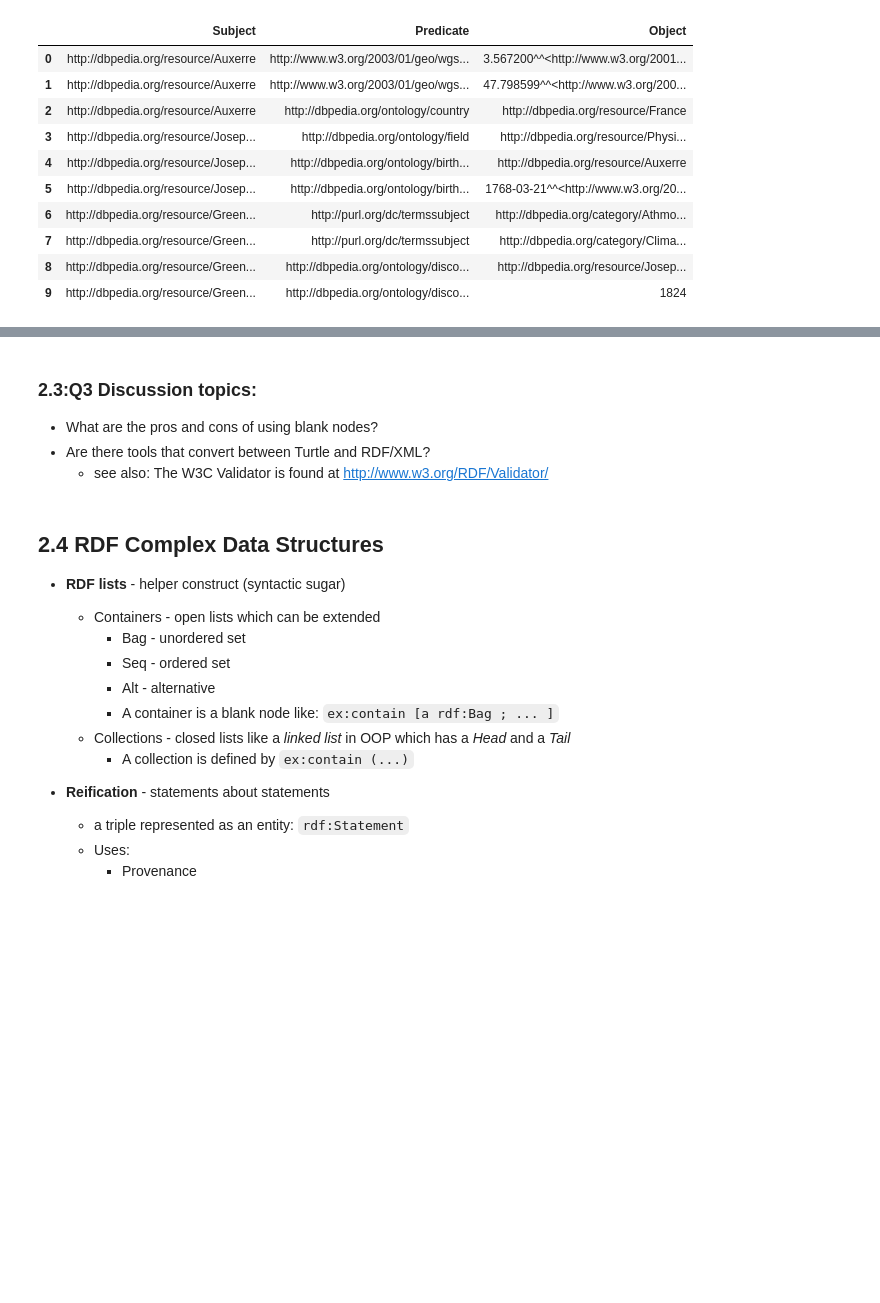
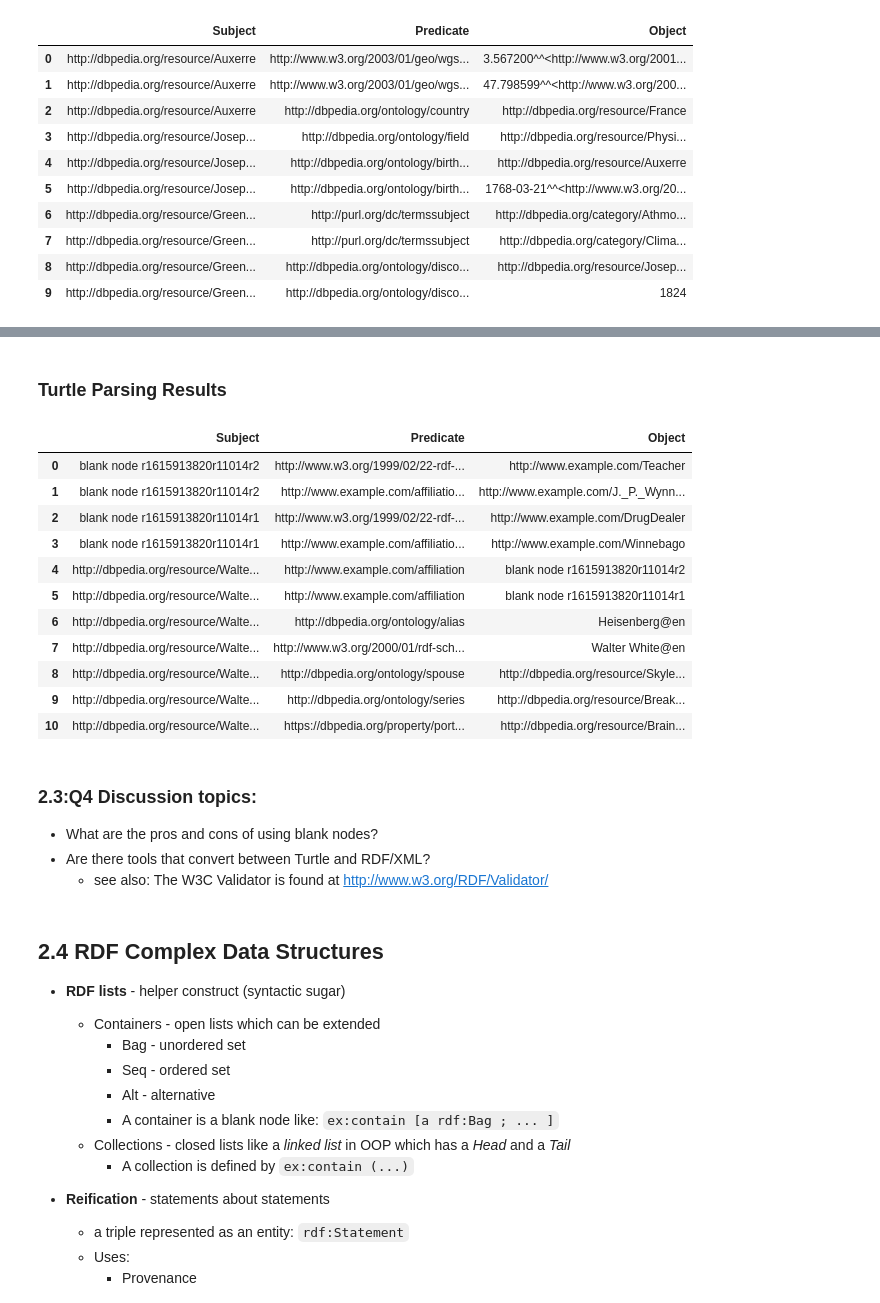
Before and after one commit to KGConf/kg-study-group-from-theory-to-code, a Jupyter notebook: week2/week2-solutions.ipynb, the cells around one changed output, grey strips where cells are left out. Saved outputs shown, nothing was run; the diff lists cells and outputs as text; code cells hidden in the pictures; blank space fills up the shorter version.

Commit message:
solutions - wip

```diff
--- a/week2/week2-solutions.ipynb
+++ b/week2/week2-solutions.ipynb
@@ -211,5 +262,25 @@ Chutney has the ingredients:
+# %% [markdown]
+### Turtle Parsing Results
+# %%
+# go to http://librdf.org/parse,
+# paste the solution above,
+# copy the result table to clipboard
+pd.read_clipboard()
+# %% [output]
+|  | Subject | Predicate | Object |
+| 0 | blank node r1615913820r11014r2 | http://www.w3.org/1999/02/22-rdf-... | http://www.example.com/Teacher |
+| 1 | blank node r1615913820r11014r2 | http://www.example.com/affiliatio... | http://www.example.com/J._P._Wynn... |
+| 2 | blank node r1615913820r11014r1 | http://www.w3.org/1999/02/22-rdf-... | http://www.example.com/DrugDealer |
+| 3 | blank node r1615913820r11014r1 | http://www.example.com/affiliatio... | http://www.example.com/Winnebago |
+| 4 | http://dbpedia.org/resource/Walte... | http://www.example.com/affiliation | blank node r1615913820r11014r2 |
+| 5 | http://dbpedia.org/resource/Walte... | http://www.example.com/affiliation | blank node r1615913820r11014r1 |
+| 6 | http://dbpedia.org/resource/Walte... | http://dbpedia.org/ontology/alias | Heisenberg@en |
+| 7 | http://dbpedia.org/resource/Walte... | http://www.w3.org/2000/01/rdf-sch... | Walter White@en |
+| 8 | http://dbpedia.org/resource/Walte... | http://dbpedia.org/ontology/spouse | http://dbpedia.org/resource/Skyle... |
+| 9 | http://dbpedia.org/resource/Walte... | http://dbpedia.org/ontology/series | http://dbpedia.org/resource/Break... |
+| 10 | http://dbpedia.org/resource/Walte... | https://dbpedia.org/property/port... | http://dbpedia.org/resource/Brain... |
 # %% [markdown]
-### 2.3:Q3 Discussion topics:
+### 2.3:Q4 Discussion topics:
 * What are the pros and cons of using blank nodes?
 * Are there tools that convert between Turtle and RDF/XML?
     * see also: The W3C Validator is found at http://www.w3.org/RDF/Validator/
```
Also changed, not shown: parts of 13 cells of this notebook, 1 other file.
